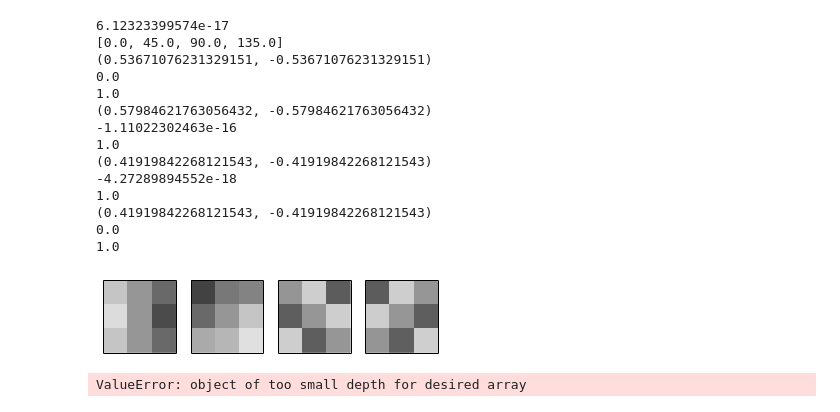
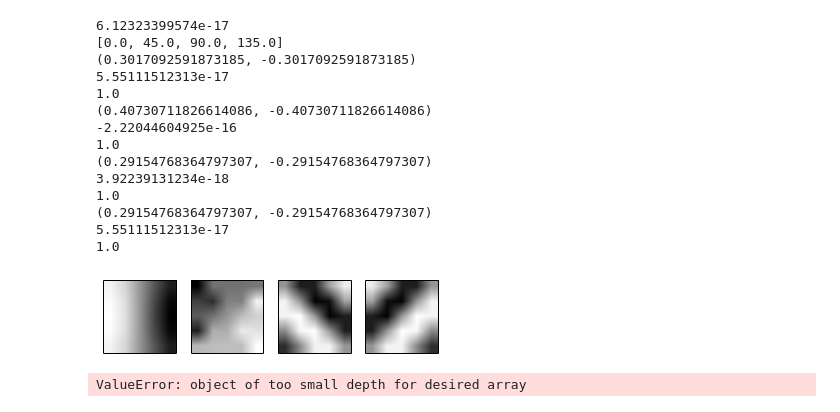
Before and after one commit to rjames91/play_vis, a Jupyter notebook: kernel_generators.ipynb, the cells around one changed output. Cells and saved outputs as stored; diff of their text form; code cells hidden in the pictures.

```diff
--- a/kernel_generators.ipynb
+++ b/kernel_generators.ipynb
@@ -13,7 +13,7 @@ from vision.spike_tools.vis import my_imshow
 def mse(mat0, mat1):
     return ((mat0 - mat1)**2).mean()
 # %%
-kernel_w = 3
+kernel_w = 5
 std_dev = 0.8
 sd_mult = 6.7
 csk = csgen.center_surround_kernel(kernel_w, std_dev, sd_mult)
@@ -22,6 +22,6 @@ print(csk.sum())
 print((csk**2).sum())
 plt.figure()
 ax = plt.subplot(1,1,1)
-my_imshow(ax, csk, vmin=-1, vmax=1)
+my_imshow(ax, csk)#, vmin=-1, vmax=1)
 plt.show()
 # %% [output]
@@ -44,41 +48,42 @@ print(cs_corr1)
 # %%
 # freq = 4.
 print( np.cos(90*(np.pi/180.)) )
-freq = 1.#5.
+freq = 2.#5.
 pi_divs = 4
 # pi_frac = 45.*np.pi/180.
 pi_frac = np.pi/float(pi_divs)
 gk = gabgen.multi_gabor(kernel_w, [i*pi_frac for i in range(pi_divs)],
-                        1., freq)
+                        3., freq)
 print([i*pi_frac*180./np.pi for i in range(pi_divs)])
 cols = 4
 rows = len(gk)//cols + 1
 plt.figure()
 div = 0
 for k in gk.keys():
     print(gk[k].max(), gk[k].min())
     print(gk[k].sum())
     print((gk[k]**2).sum())
     div += 1
     ax = plt.subplot(rows, cols, div)
-    my_imshow(ax, gk[k], vmin=-1, vmax=1)#, interpolation='bilinear')
+#     my_imshow(ax, gk[k], vmin=-1, vmax=1)#, interpolation='bilinear')
+    my_imshow(ax, gk[k], interpolation='bilinear')
 plt.show()
 # %% [output]
 6.12323399574e-17
 [0.0, 45.0, 90.0, 135.0]
-(0.53671076231329151, -0.53671076231329151)
-0.0
+(0.3017092591873185, -0.3017092591873185)
+5.55111512313e-17
 1.0
-(0.57984621763056432, -0.57984621763056432)
--1.11022302463e-16
+(0.40730711826614086, -0.40730711826614086)
+-2.22044604925e-16
 1.0
-(0.41919842268121543, -0.41919842268121543)
--4.27289894552e-18
+(0.29154768364797307, -0.29154768364797307)
+3.92239131234e-18
 1.0
-(0.41919842268121543, -0.41919842268121543)
-0.0
+(0.29154768364797307, -0.29154768364797307)
+5.55111512313e-17
 1.0
-[figure, old version]
+[figure, new version]
 # %%
 cols = 4
 rows = len(gk)//cols + 1
```
Also changed, not shown: parts of 2 cells of this notebook, 7 other files.
